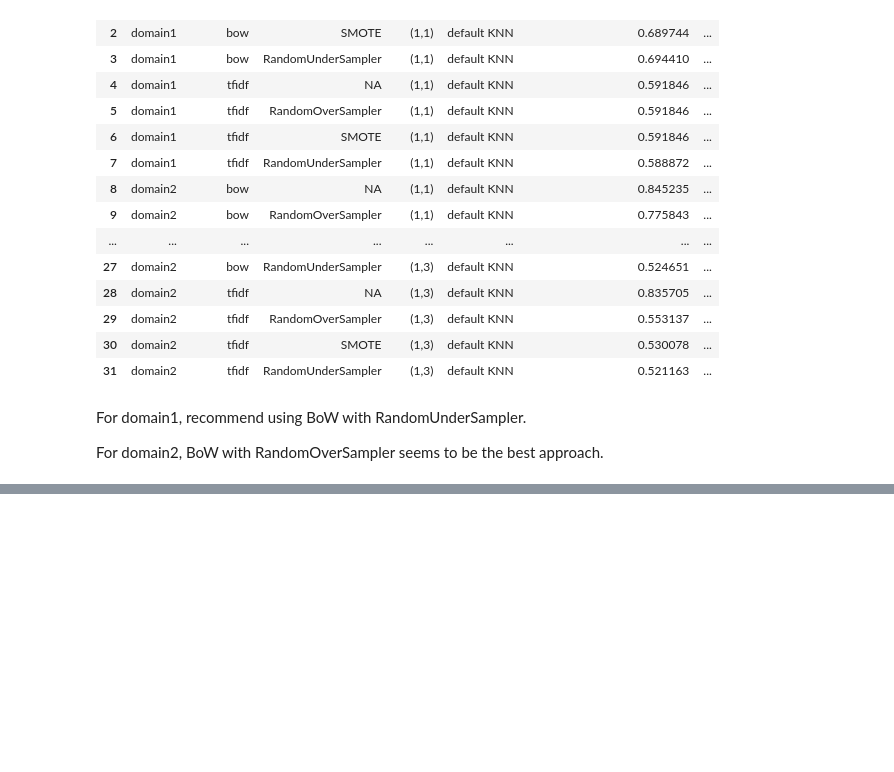
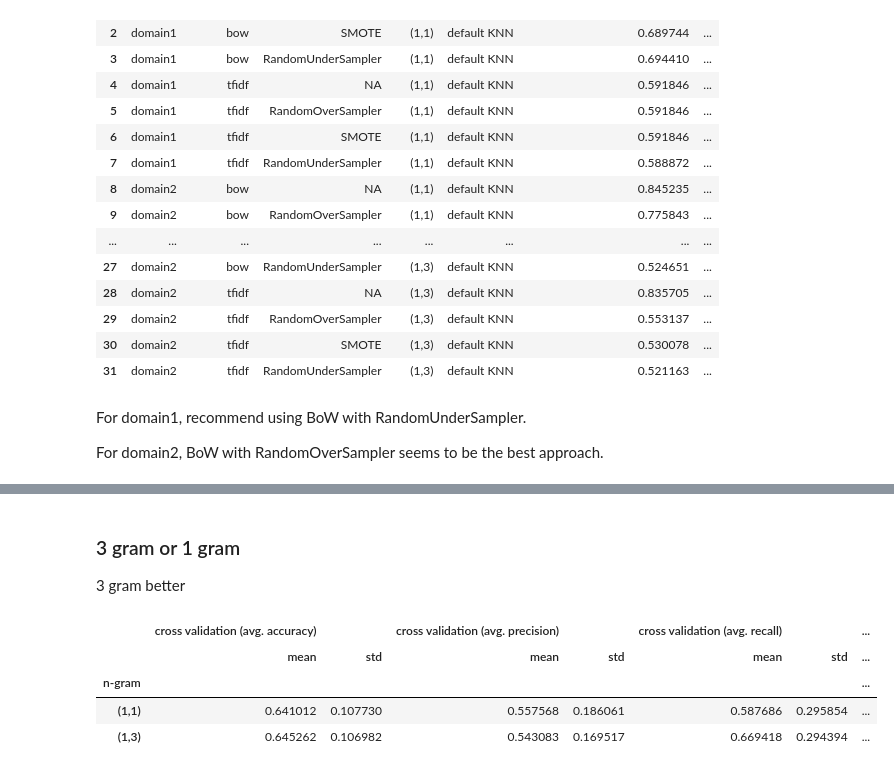
Before and after one commit to hoapple/machine_write_detection, a Jupyter notebook: notebook/KNN.ipynb, the cells around one changed output, grey strips where cells are left out. Cells and saved outputs as stored; diff of their text form; code cells hidden in the pictures; blank space fills up the shorter version.

```diff
--- a/notebook/KNN.ipynb
+++ b/notebook/KNN.ipynb
@@ -246,0 +261,18 @@ For domain2, BoW with RandomOverSampler seems to be the best approach.
+# %% [markdown]
+### 3 gram or 1 gram
+3 gram better
+# %%
+agg_metrics = df_results.groupby(['n-gram']).agg({
+    'cross validation (avg. accuracy)': ['mean', 'std'],
+    'cross validation (avg. precision)': ['mean', 'std'],
+    'cross validation (avg. recall)': ['mean', 'std'],
+    'cross validation (avg. F1)': ['mean', 'std']
+})
+agg_metrics
+# 3 gram better than 1 gram
+# %% [output]
+|  | cross validation (avg. accuracy) |  | cross validation (avg. precision) |  | cross validation (avg. recall) |  | ... |
+|  | mean | std | mean | std | mean | std | ... |
+| n-gram |  |  |  |  |  |  | ... |
+| (1,1) | 0.641012 | 0.107730 | 0.557568 | 0.186061 | 0.587686 | 0.295854 | ... |
+| (1,3) | 0.645262 | 0.106982 | 0.543083 | 0.169517 | 0.669418 | 0.294394 | ... |
```
Also changed, not shown: parts of 12 cells of this notebook, 4 other files.
